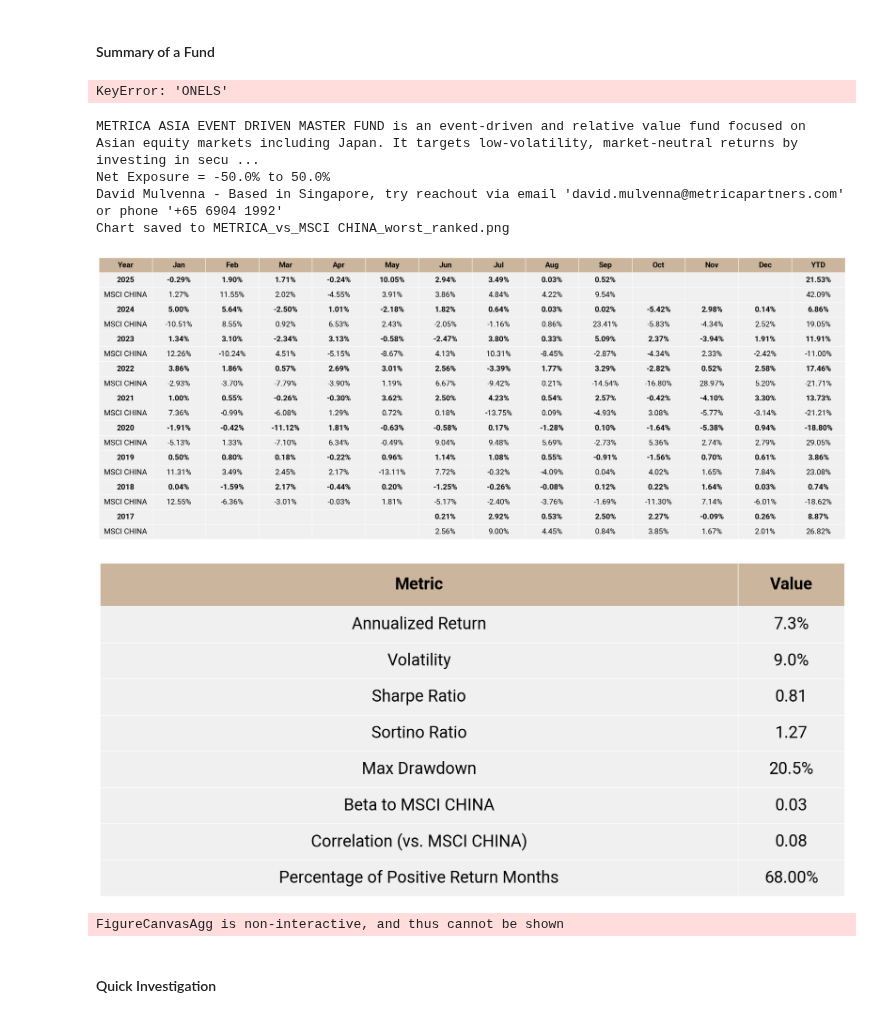
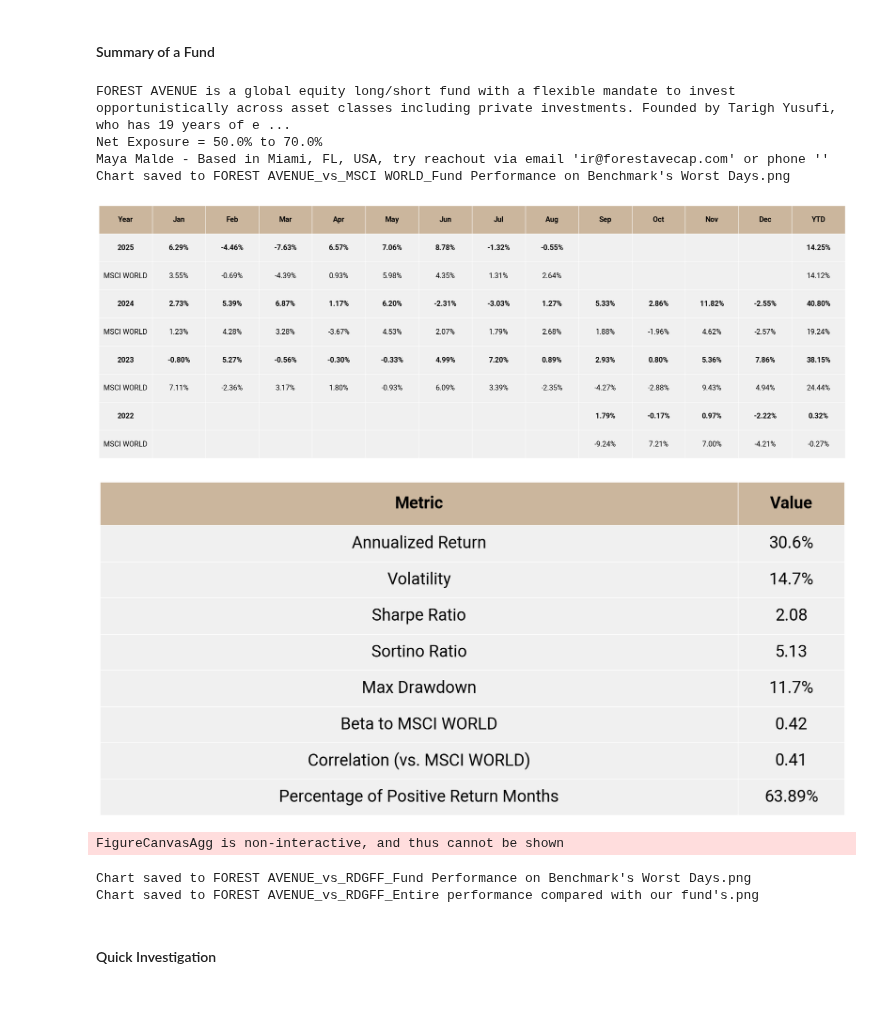
Before and after one commit to python-Marsh/fofproject, a Jupyter notebook: fund_workstation.ipynb, the cells around one changed output. Saved outputs shown, nothing was run; the diff lists cells and outputs as text; code cells hidden in the pictures.

```diff
--- a/fund_workstation.ipynb
+++ b/fund_workstation.ipynb
@@ -23,6 +23,6 @@ funds = init_funds(test)
 # %%
-port = load_saved_json(folder_path=r"input\portfolio")
-funds = init_funds(port)
+port = load_saved_json(folder_path=r"input\individual investigation")
+statar = init_funds(port)
 # %% [markdown]
 #### Load Data via .csv
 # %%
@@ -34,5 +34,5 @@ csv_fund = input_monthly_returns(r"RETURN DATA.csv")
 ##### Parse Everything
 # %%
 # Do not open the pdf while running, or the renaming process will encounter error
-gpt_fund = process_pdfs_in_folder(folder_path=r"input\marex",save=True)
-funds = init_funds(gpt_fund)
+gpt_fund = process_pdfs_in_folder(folder_path=r"input\forest avenue",save=True)
+forest_avenue = init_funds(gpt_fund)
@@ -39,6 +47,6 @@ funds = init_funds(gpt_fund)
 # %% [markdown]
 ##### Continue Running Unparsed
 # %%
-gpt_fund_2 = continue_running(folder_path=r"input\marex",save=True)
-funds = init_funds(gpt_fund_2)
+gpt_fund_2 = continue_running(folder_path=r"input\individual investigation",save=True)
+gpt_fund_2 = init_funds(gpt_fund_2)
 # %% [output]
@@ -61,7 +91,7 @@ rerun_no_perf_files(folder_path=r"input\worth_a_look",save=True)
 funds = merge_funds(csv_fund, funds)
 # %%
 # Right-hand side has higher priority
-funds = funds | funds
+funds = funds | forest_avenue
 # %% [markdown]
 #### Save the Changes to .json & .csv
 # %%
@@ -164,19 +219,20 @@ print(stats)
 # %% [markdown]
 #### Summary of a Fund
-# %%
-funds['RDGFF'].annualized_return("2023-04",funds['ONELS'].latest_date)
-# %% [output]
-KeyError: 'ONELS'
 # %%
 # for f in ['DC', 'PROTIUM OPPORTUNITIES', 'FORWARDEDGE', 'ALPHA OPPORTUNITIES', 'ASIA ABSOLUTE', 'REGAL TACTICAL', 'PANVIEW', 'DKAM GLOBAL', 'AURIGIN', 'RDGFF', 'DUNAMIS', 'FRONTIER', 'HEL VED']:
-funds['METRICA'].summary_of_a_fund(benchmark_fund=funds['MSCI CHINA'],language="en",save=True)
+fund_name = 'FOREST AVENUE'
+funds[fund_name].summary_of_a_fund(benchmark_fund=funds['MSCI WORLD'],language="en",save=True)
+funds[fund_name].compare_worst_performance(funds['RDGFF'], n_worst=10,  save=True)
+funds[fund_name].compare_worst_performance(funds['RDGFF'], title="Entire performance compared with our fund's" ,n_worst=100,  save=True)
 # %% [output]
-METRICA ASIA EVENT DRIVEN MASTER FUND is an event-driven and relative value fund focused on Asian equity markets including Japan. It targets low-volatility, market-neutral returns by investing in secu ...
-Net Exposure = -50.0% to 50.0%
-David Mulvenna - Based in Singapore, try reachout via email 'david.mulvenna@metricapartners.com' or phone '+65 6904 1992'
-Chart saved to METRICA_vs_MSCI CHINA_worst_ranked.png
+FOREST AVENUE is a global equity long/short fund with a flexible mandate to invest opportunistically across asset classes including private investments. Founded by Tarigh Yusufi, who has 19 years of e ...
+Net Exposure = 50.0% to 70.0%
+Maya Malde - Based in Miami, FL, USA, try reachout via email 'ir@forestavecap.com' or phone ''
+Chart saved to FOREST AVENUE_vs_MSCI WORLD_Fund Performance on Benchmark's Worst Days.png
-[figure, old version]
+[figure, new version]
-[figure, old version]
+[figure, new version]
 FigureCanvasAgg is non-interactive, and thus cannot be shown
+Chart saved to FOREST AVENUE_vs_RDGFF_Fund Performance on Benchmark's Worst Days.png
+Chart saved to FOREST AVENUE_vs_RDGFF_Entire performance compared with our fund's.png
 # %% [markdown]
 #### Quick Investigation
```
Also changed, not shown: parts of 11 cells of this notebook, 2 other files.
